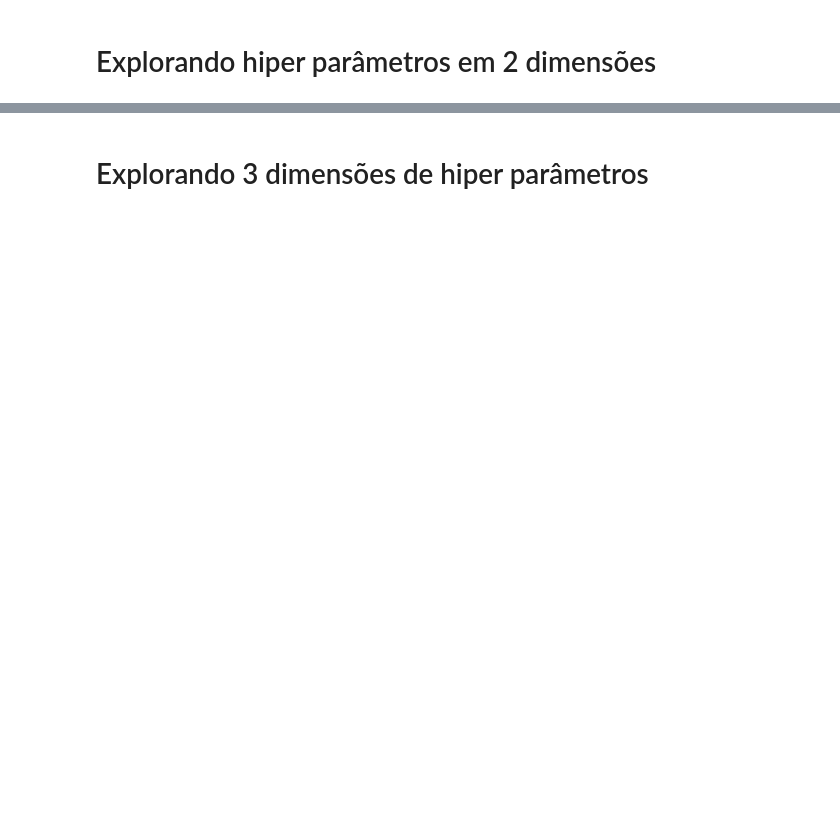
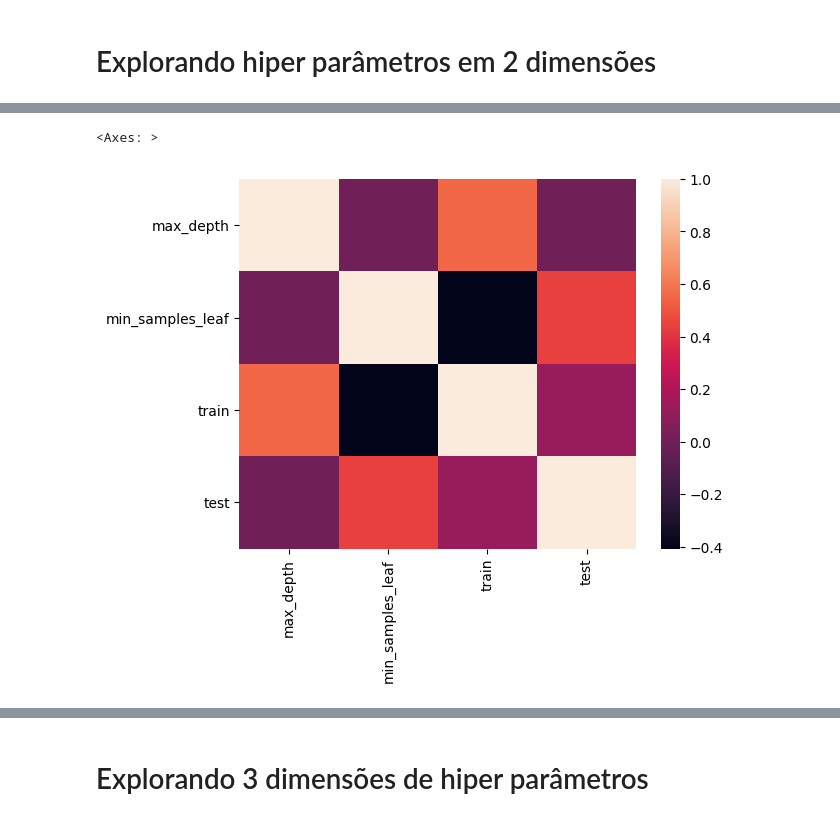
Before and after one commit to C3P0gan/Tutorials, a Jupyter notebook: Alura/Formacao_Machine_Learning/Machine_Learning_parte2/Introdução_a_Machine_Learning_Otimização_parte_2.ipynb, the cells around one changed output, grey strips where cells are left out. Cells and saved outputs as stored; diff of their text form; code cells hidden in the pictures; blank space fills up the shorter version.

```diff
--- a/Alura/Formacao_Machine_Learning/Machine_Learning_parte2/Introdução_a_Machine_Learning_Otimização_parte_2.ipynb
+++ b/Alura/Formacao_Machine_Learning/Machine_Learning_parte2/Introdução_a_Machine_Learning_Otimização_parte_2.ipynb
@@ -304 +347,7 @@ sns.heatmap(corr)
+# %%
+np.bool = bool
+sns.heatmap(corr)
+# %% [output]
+<Axes: >
+[figure, added]
 # %%
```
Also changed, not shown: parts of 39 cells of this notebook.
